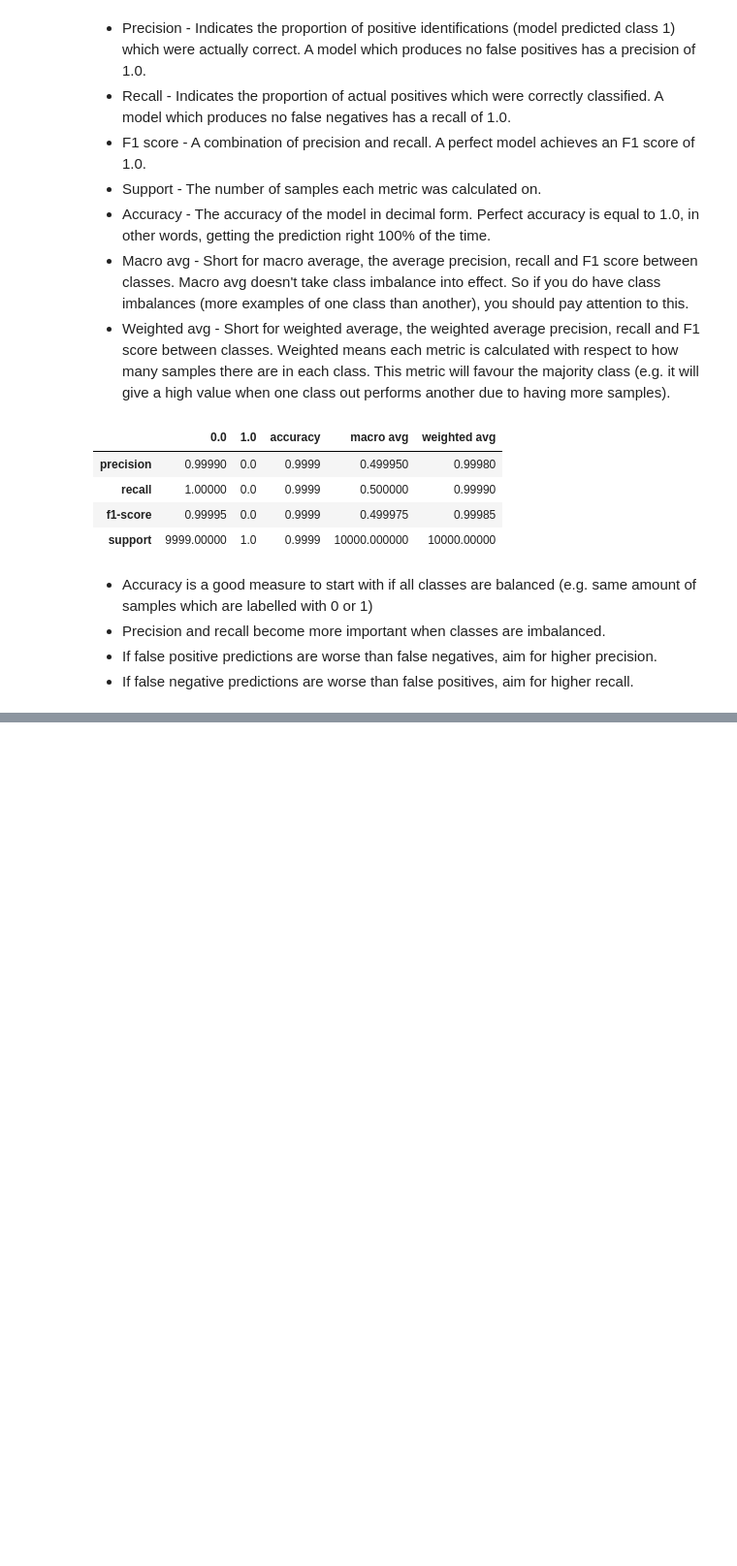
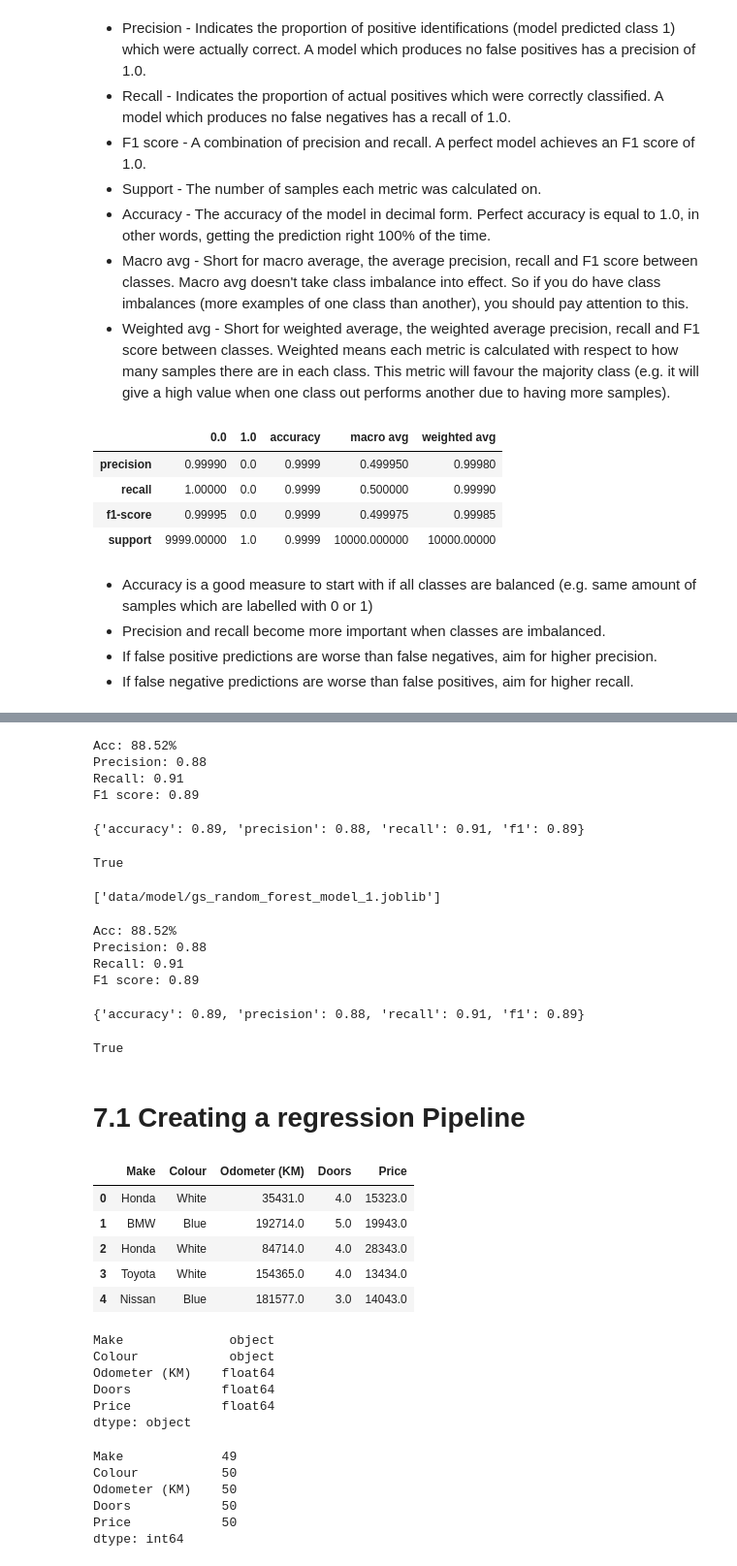
Before and after one commit to bellosahmed/machine_intro_journey, a Jupyter notebook: Sklearn/Sklearn.ipynb, the cells around one changed output, grey strips where cells are left out. Shown: that part at 97% size. Drawn from its saved outputs; the diff is of its cells as text; code cells hidden in the pictures; blank space fills up the shorter version.

```diff
--- a/Sklearn/Sklearn.ipynb
+++ b/Sklearn/Sklearn.ipynb
@@ -1604,0 +2232,15 @@ Regression model evaluation metrics
+# %%
+# Make predictions and evaluate the loaded model
+pickle_y_preds = loaded_pickle_model.predict(X_test)
+loaded_pickle_model_metrics = evaluate_preds(y_test, pickle_y_preds)
+loaded_pickle_model_metrics
+# %% [output]
+Acc: 88.52%
+Precision: 0.88
+Recall: 0.91
+F1 score: 0.89
+{'accuracy': 0.89, 'precision': 0.88, 'recall': 0.91, 'f1': 0.89}
+# %%
+loaded_pickle_model_metrics == gs_metrics
+# %% [output]
+True
@@ -1604,0 +2249,8 @@ Regression model evaluation metrics
+# %%
+from joblib import dump, load
+
+# Save a model to file
+best_model_file_name_joblib = "data/model/gs_random_forest_model_1.joblib"
+dump(gs_clf, filename=best_model_file_name_joblib)
+# %% [output]
+['data/model/gs_random_forest_model_1.joblib']
@@ -1604,0 +2260,46 @@ Regression model evaluation metrics
+# %%
+# Make and evaluate joblib predictions
+joblib_y_preds = loaded_joblib_model.predict(X_test)
+loaded_joblib_model_metrics = evaluate_preds(y_test, joblib_y_preds)
+loaded_joblib_model_metrics
+# %% [output]
+Acc: 88.52%
+Precision: 0.88
+Recall: 0.91
+F1 score: 0.89
+{'accuracy': 0.89, 'precision': 0.88, 'recall': 0.91, 'f1': 0.89}
+# %%
+loaded_joblib_model_metrics == gs_metrics
+# %% [output]
+True
+# %% [markdown]
+# 7.1 Creating a regression Pipeline
+# %%
+# data = pd.read_csv("../data/car-sales-extended-missing-data.csv") # load from local directory
+data = pd.read_csv("data/files/car-sales-extended-missing-data.csv") # load directly from URL
+data.head()
+# %% [output]
+|  | Make | Colour | Odometer (KM) | Doors | Price |
+| 0 | Honda | White | 35431.0 | 4.0 | 15323.0 |
+| 1 | BMW | Blue | 192714.0 | 5.0 | 19943.0 |
+| 2 | Honda | White | 84714.0 | 4.0 | 28343.0 |
+| 3 | Toyota | White | 154365.0 | 4.0 | 13434.0 |
+| 4 | Nissan | Blue | 181577.0 | 3.0 | 14043.0 |
+# %%
+data.dtypes
+# %% [output]
+Make              object
+Colour            object
+Odometer (KM)    float64
+Doors            float64
+Price            float64
+dtype: object
+# %%
+data.isna().sum()
+# %% [output]
+Make             49
+Colour           50
+Odometer (KM)    50
+Doors            50
+Price            50
+dtype: int64
```
Also changed, not shown: parts of 90 cells of this notebook, 4 other files.
